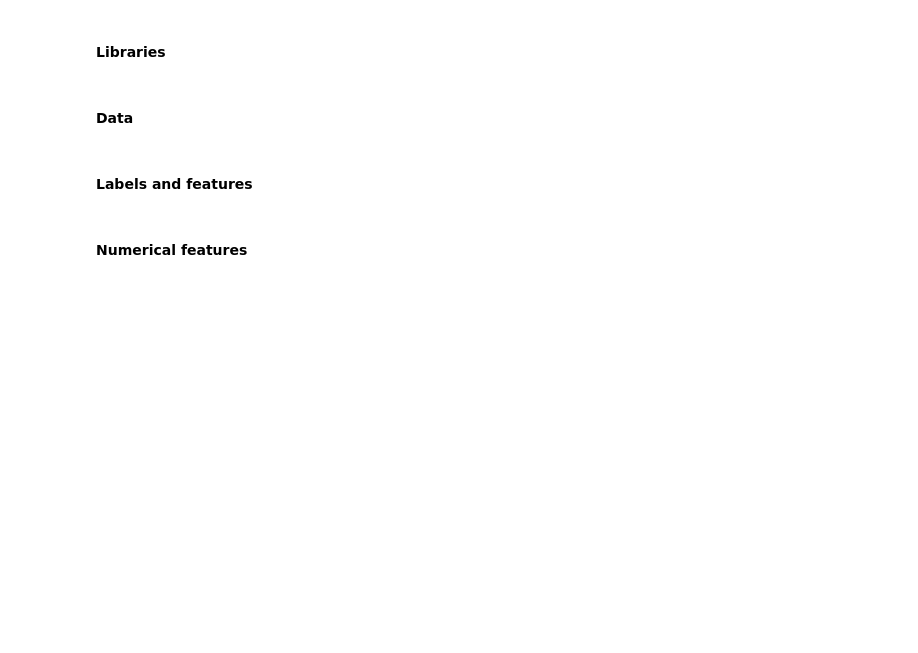
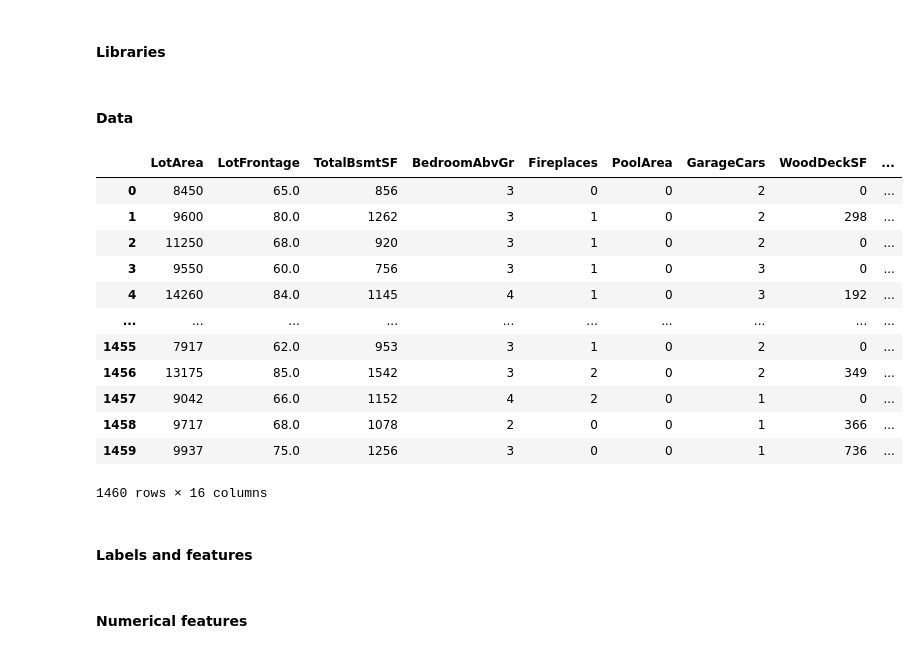
Before and after one commit to gastan81/supervised-ml, a Jupyter notebook: 03_classification__grid_search_and_cross_validation.ipynb, the cells around one changed output. Saved outputs shown, nothing was run; the diff lists cells and outputs as text; code cells hidden in the pictures; blank space fills up the shorter version.

```diff
--- a/03_classification__grid_search_and_cross_validation.ipynb
+++ b/03_classification__grid_search_and_cross_validation.ipynb
@@ -366,15 +366,28 @@ set_config(transform_output='pandas')
 # %% [markdown]
 #### Data
 # %%
-url = "https://drive.google.com/file/d/1f9Jy8dSbG_uZzVWno7-xlL7wD3ZVlizu/view?usp=sharing"
-path = 'https://drive.google.com/uc?export=download&id='+url.split('/')[-2]
-
-data = pd.read_csv(path)
+data = pd.read_csv('data/housing_iteration_3_classification.zip')
 
 url = "https://drive.google.com/file/d/1A31J9GEDbbn-0bqWT-7rNQVBfi4vbLqL/view?usp=sharing"
 path = 'https://drive.google.com/uc?export=download&id='+url.split('/')[-2]
 
 headers = pd.read_csv(path)
+
+data
+# %% [output]
+|  | LotArea | LotFrontage | TotalBsmtSF | BedroomAbvGr | Fireplaces | PoolArea | GarageCars | WoodDeckSF | ... |
+| 0 | 8450 | 65.0 | 856 | 3 | 0 | 0 | 2 | 0 | ... |
+| 1 | 9600 | 80.0 | 1262 | 3 | 1 | 0 | 2 | 298 | ... |
+| 2 | 11250 | 68.0 | 920 | 3 | 1 | 0 | 2 | 0 | ... |
+| 3 | 9550 | 60.0 | 756 | 3 | 1 | 0 | 3 | 0 | ... |
+| 4 | 14260 | 84.0 | 1145 | 4 | 1 | 0 | 3 | 192 | ... |
+| ... | ... | ... | ... | ... | ... | ... | ... | ... | ... |
+| 1455 | 7917 | 62.0 | 953 | 3 | 1 | 0 | 2 | 0 | ... |
+| 1456 | 13175 | 85.0 | 1542 | 3 | 2 | 0 | 2 | 349 | ... |
+| 1457 | 9042 | 66.0 | 1152 | 4 | 2 | 0 | 1 | 0 | ... |
+| 1458 | 9717 | 68.0 | 1078 | 2 | 0 | 0 | 1 | 366 | ... |
+| 1459 | 9937 | 75.0 | 1256 | 3 | 0 | 0 | 1 | 736 | ... |
+1460 rows × 16 columns
 # %% [markdown]
 #### Labels and features
 # %%
```
Also changed, not shown: parts of 11 cells of this notebook, 1 other file.
